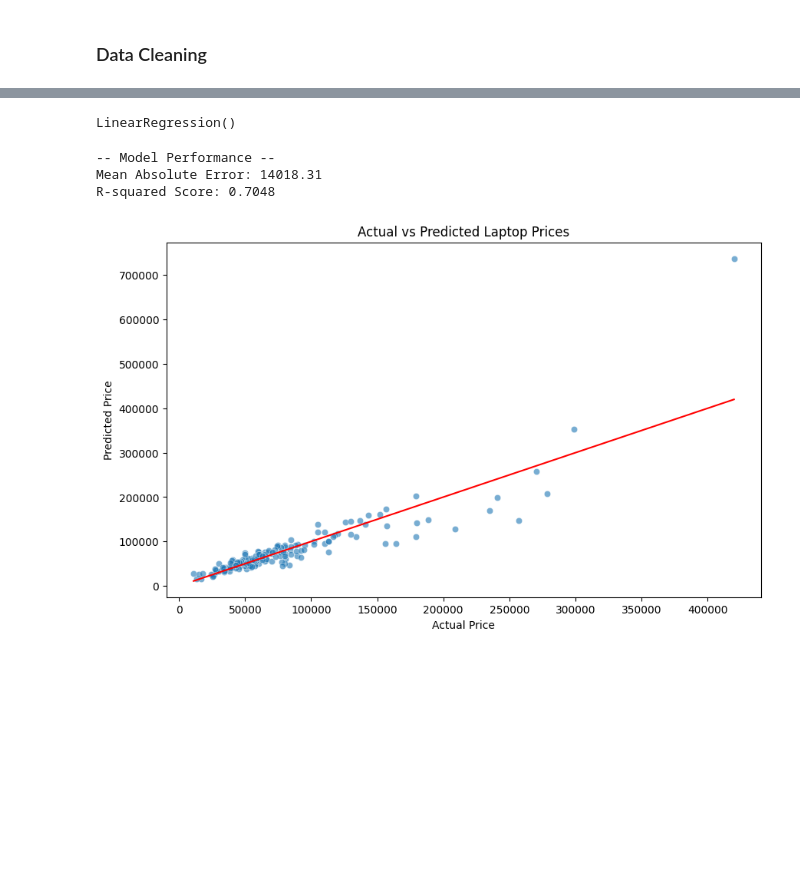
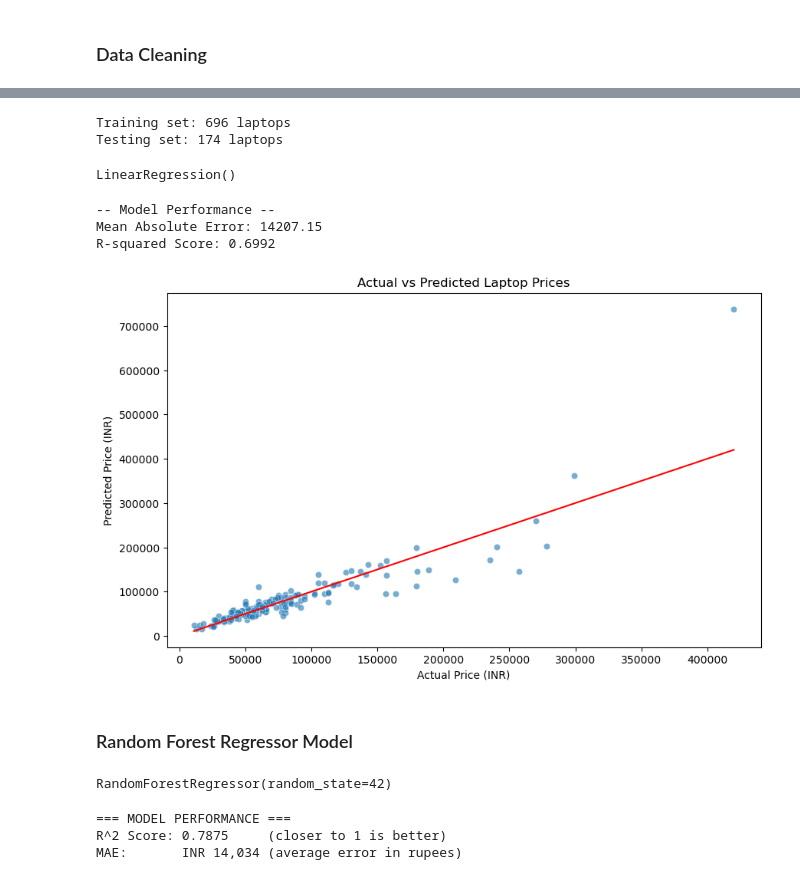
Before and after one commit to swjung333/Laptop_Price_Prediction_ML, a Jupyter notebook: laptop_price_analysis.ipynb, the cells around one changed output, grey strips where cells are left out. Cells and saved outputs as stored; diff of their text form; code cells hidden in the pictures; blank space fills up the shorter version.

```diff
--- a/laptop_price_analysis.ipynb
+++ b/laptop_price_analysis.ipynb
@@ -93,4 +148,6 @@ plt.show()
 # %% [markdown]
 ### Data Cleaning
 # %%
-df = df.drop(columns=["Product", "Cpu", "Gpu"])
+df = df.drop(columns=["Product", "HDD", "Cpu", "Gpu", "LogPrice"])
+
+print("\nColumns after cleaning:", df.columns.tolist())
@@ -115,12 +164,2 @@ df = df.drop_duplicates()
 # %%
 df["LogPrice"] = np.log(df["Price"]) # This reduces the skewness of the price distribution to be more suitable for modeling
-# %%
-def simplify_os(x):
-    if "Windows" in x:
-        return "Windows"
-    elif "Mac" in x:
-        return "Mac"
-    else:
-        return "Other"
-
-df["OpSys"] = df["OpSys"].apply(simplify_os) # This simplifies the operating system categories to make it easier for modeling
@@ -127,2 +168,4 @@ df["OpSys"] = df["OpSys"].apply(simplify_os) # This simplifies the operating sys
 # %%
-df = pd.get_dummies(df, columns=["Company", "Cpu_brand", "Gpu_brand", "OpSys"], drop_first=True) # this is used to convert categorical variables into dummy variables and drop_first=True is used to avoid multicollinearity
+df = pd.get_dummies(df, drop_first=True)
+
+print("\nShape after encoding:", df.shape)
@@ -138,6 +183,12 @@ y = df["LogPrice"] # Use the "LogPrice" for modeling instead of "Price" to reduc
 # %%
 # Split the data into training and testing sets
 X_train, X_test, y_train, y_test = train_test_split(X, y, test_size=0.2, random_state= 42)
+
+print(f"\nTraining set: {X_train.shape[0]} laptops")
+print(f"Testing set: {X_test.shape[0]} laptops")
+# %% [output]
+Training set: 696 laptops
+Testing set: 174 laptops
 # %%
 # Train a linear regression model
 model = LinearRegression()
@@ -161,17 +212,19 @@ print(f"Mean Absolute Error: {mae:.2f}")
 print(f"R-squared Score: {r2:.4f}")
 # %% [output]
 -- Model Performance --
-Mean Absolute Error: 14018.31
-R-squared Score: 0.7048
+Mean Absolute Error: 14207.15
+R-squared Score: 0.6992
 # %%
 # Visualize the predicted vs actual values
 plt.figure(figsize=(10, 6))
 sns.scatterplot(x=y_test_actual, y=y_pred_actual, alpha=0.6) #y_test_actual is used to represent the actual prices
 
 plt.plot([y_test_actual.min(), y_test_actual.max()], [y_test_actual.min(), y_test_actual.max()], color='red') # this line represents the ideal predictions where predicted values equal actual values and because it should be y = x, y_test_actual_min/max is used for both x and y
-plt.xlabel('Actual Price')
-plt.ylabel('Predicted Price')
+plt.xlabel('Actual Price (INR)')
+plt.ylabel('Predicted Price (INR)')
 plt.title('Actual vs Predicted Laptop Prices')
 plt.show()
 # %% [output]
-[figure, old version]
+[figure, new version]
+# %% [markdown]
+### Random Forest Regressor Model
@@ -177,0 +245,7 @@ plt.show()
+# %%
+model = RandomForestRegressor(n_estimators = 100, random_state = 42)
+
+# .fit() trains the model on the training data
+model.fit(X_train, y_train)
+# %% [output]
+RandomForestRegressor(random_state=42)
@@ -177,0 +269,11 @@ plt.show()
+# %%
+r2 = r2_score(y_test_actual, y_pred_actual)
+mae = mean_absolute_error(y_test_actual, y_pred_actual)
+
+print("\n=== MODEL PERFORMANCE ===")
+print(f"R^2 Score: {r2:.4f}     (closer to 1 is better)") # .4f means 4 decimal places
+print(f"MAE:       INR {mae:,.0f} (average error in rupees)") # ,.0f means comma as thousand separator and no decimal places
+# %% [output]
+=== MODEL PERFORMANCE ===
+R^2 Score: 0.7875     (closer to 1 is better)
+MAE:       INR 14,034 (average error in rupees)
```
Also changed, not shown: parts of 21 cells of this notebook.
